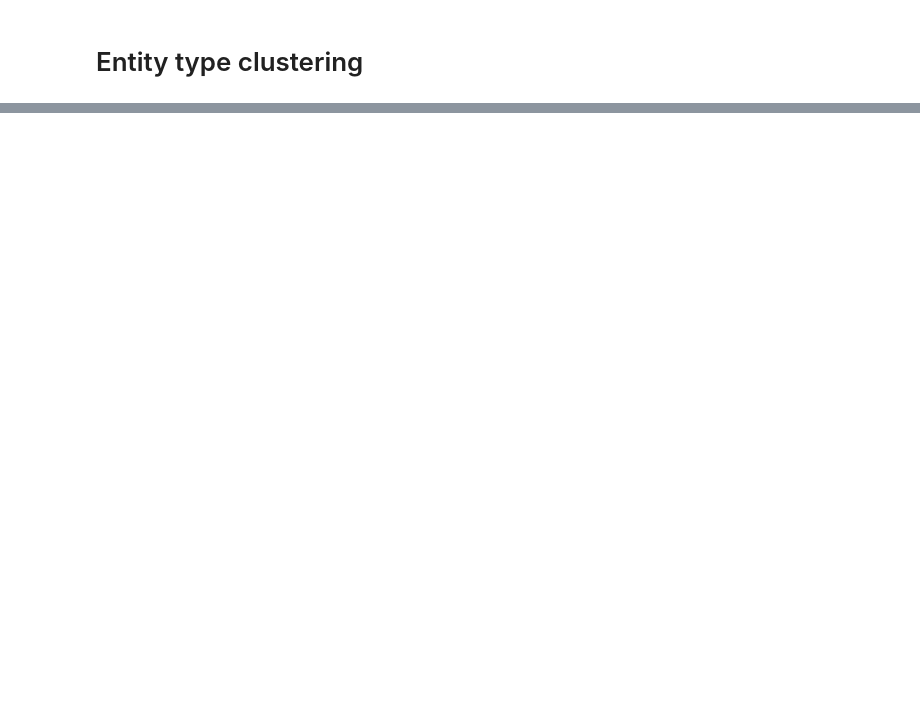
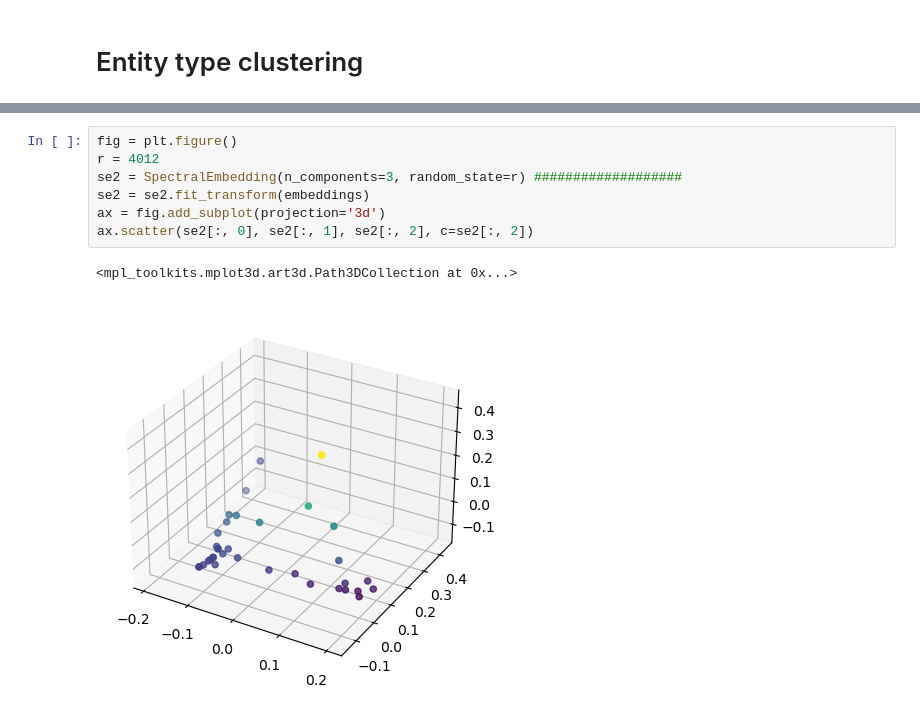
Before and after one commit to davidsule/politicians_are_also_people, a Jupyter notebook: word_dist/w2v_dist.ipynb, the cells around one changed output, grey strips where cells are left out. Drawn from its saved outputs; the diff is of its cells as text; blank space fills up the shorter version.

```diff
--- a/word_dist/w2v_dist.ipynb
+++ b/word_dist/w2v_dist.ipynb
@@ -101,0 +233,10 @@ for category, entity in categories.items():
+# %%
+fig = plt.figure()
+r = 4012
+se2 = SpectralEmbedding(n_components=3, random_state=r) ###################
+se2 = se2.fit_transform(embeddings)
+ax = fig.add_subplot(projection='3d')
+ax.scatter(se2[:, 0], se2[:, 1], se2[:, 2], c=se2[:, 2])
+# %% [output]
+<mpl_toolkits.mplot3d.art3d.Path3DCollection at 0x...>
+[figure, added]
```
Also changed, not shown: parts of 11 cells of this notebook, 2 other files.
